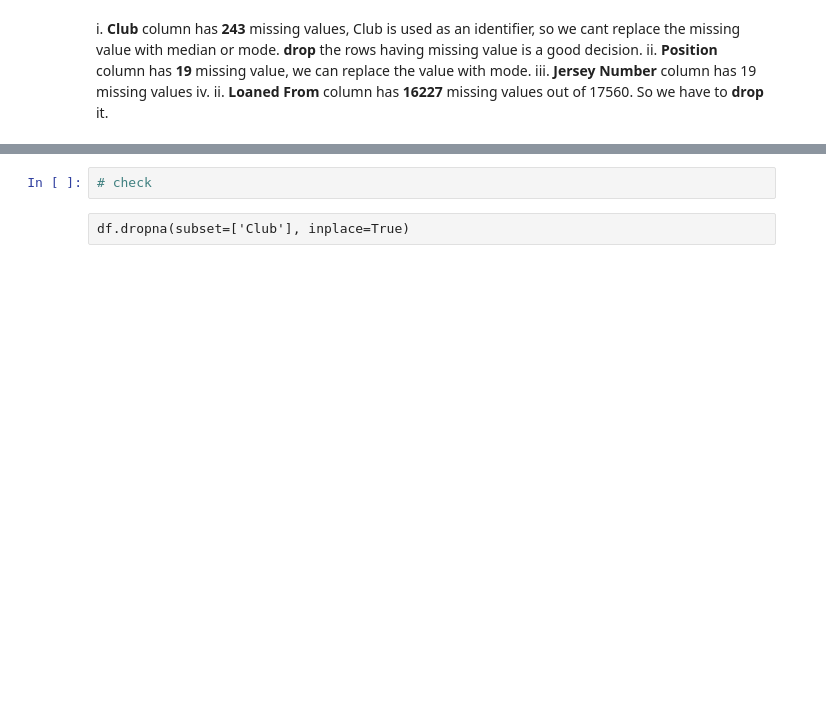
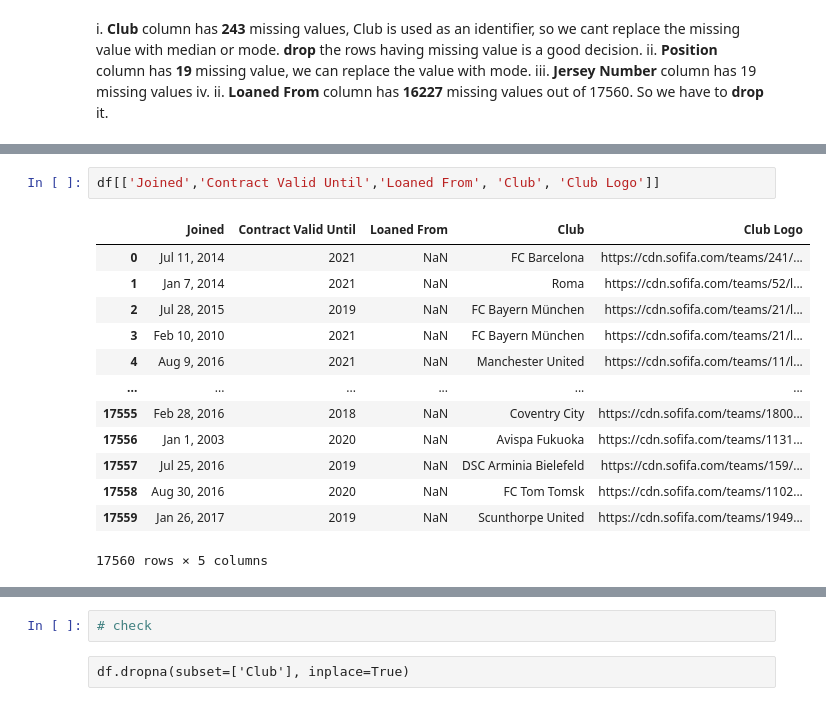
Before and after one commit to edwincm/ICTAK-DSA-B4, a Jupyter notebook: Project Files/Fifa Player Performance Analysis.ipynb, the cells around one changed output, grey strips where cells are left out. Cells and saved outputs as stored; diff of their text form; blank space fills up the shorter version.

```diff
--- a/Project Files/Fifa Player Performance Analysis.ipynb
+++ b/Project Files/Fifa Player Performance Analysis.ipynb
@@ -244,0 +269,16 @@ print(rows_with_missing)
+# %%
+df[['Joined','Contract Valid Until','Loaned From', 'Club', 'Club Logo']]
+# %% [output]
+|  | Joined | Contract Valid Until | Loaned From | Club | Club Logo |
+| 0 | Jul 11, 2014 | 2021 | NaN | FC Barcelona | https://cdn.sofifa.com/teams/241/... |
+| 1 | Jan 7, 2014 | 2021 | NaN | Roma | https://cdn.sofifa.com/teams/52/l... |
+| 2 | Jul 28, 2015 | 2019 | NaN | FC Bayern München | https://cdn.sofifa.com/teams/21/l... |
+| 3 | Feb 10, 2010 | 2021 | NaN | FC Bayern München | https://cdn.sofifa.com/teams/21/l... |
+| 4 | Aug 9, 2016 | 2021 | NaN | Manchester United | https://cdn.sofifa.com/teams/11/l... |
+| ... | ... | ... | ... | ... | ... |
+| 17555 | Feb 28, 2016 | 2018 | NaN | Coventry City | https://cdn.sofifa.com/teams/1800... |
+| 17556 | Jan 1, 2003 | 2020 | NaN | Avispa Fukuoka | https://cdn.sofifa.com/teams/1131... |
+| 17557 | Jul 25, 2016 | 2019 | NaN | DSC Arminia Bielefeld | https://cdn.sofifa.com/teams/159/... |
+| 17558 | Aug 30, 2016 | 2020 | NaN | FC Tom Tomsk | https://cdn.sofifa.com/teams/1102... |
+| 17559 | Jan 26, 2017 | 2019 | NaN | Scunthorpe United | https://cdn.sofifa.com/teams/1949... |
+17560 rows × 5 columns
```
Also changed, not shown: parts of 14 cells of this notebook, 2 other files.
